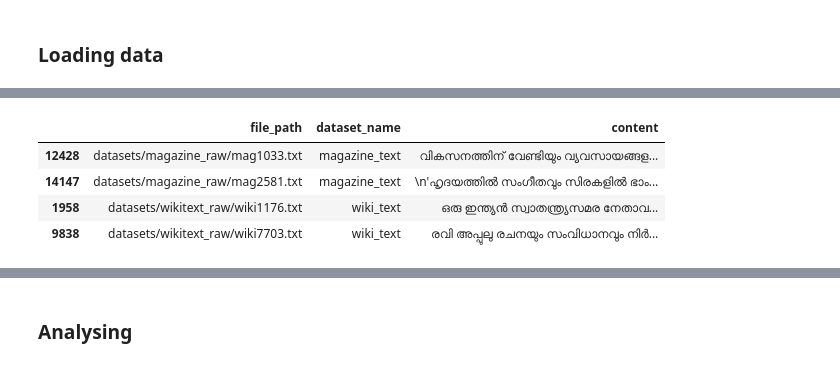
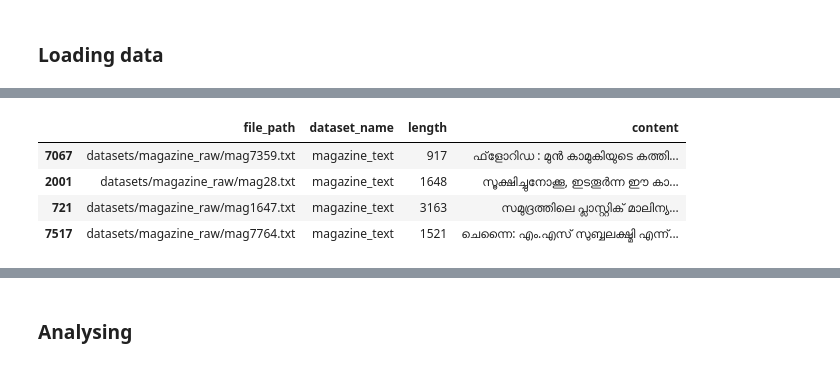
Before and after one commit to lkarjun/malayalam-language-model, a Jupyter notebook: data_statistics.ipynb, the cells around one changed output, grey strips where cells are left out. Cells and saved outputs as stored; diff of their text form; code cells hidden in the pictures.

```diff
--- a/data_statistics.ipynb
+++ b/data_statistics.ipynb
@@ -21,5 +22,6 @@ def get_text_files(file_name: str):
         txt = file.read()
     return txt
 # %%
-df = pd.read_csv(BASE_PATH/'files.csv')
+wiki = pd.read_csv(BASE_PATH/'wikitext_files.csv')
+mag = pd.read_csv(BASE_PATH/'magazine_files.csv')
 # %%
@@ -33,10 +43,11 @@ df.sample(4, random_state=34)
 # %%
-df['content'] = df['file_path'].progress_map(get_text_files)
+wiki['content'] = wiki['file_path'].progress_map(get_text_files)
+mag['content'] = mag['file_path'].progress_map(get_text_files)
 # %%
-df.sample(4)
+mag.sample(4)
 # %% [output]
-|  | file_path | dataset_name | content |
-| 12428 | datasets/magazine_raw/mag1033.txt | magazine_text | വികസനത്തിന് വേണ്ടിയും വ്യവസായങ്ങള... |
-| 14147 | datasets/magazine_raw/mag2581.txt | magazine_text | \n'ഹൃദയത്തിൽ സംഗീതവും സിരകളിൽ ഭാം... |
-| 1958 | datasets/wikitext_raw/wiki1176.txt | wiki_text | ഒരു ഇന്ത്യൻ സ്വാതന്ത്ര്യസമര നേതാവ... |
-| 9838 | datasets/wikitext_raw/wiki7703.txt | wiki_text | രവി അപ്പുലു രചനയും സംവിധാനവും നിർ... |
+|  | file_path | dataset_name | length | content |
+| 7067 | datasets/magazine_raw/mag7359.txt | magazine_text | 917 | ഫ്‌ളോറിഡ : മുന്‍ കാമുകിയുടെ കത്തി... |
+| 2001 | datasets/magazine_raw/mag28.txt | magazine_text | 1648 | സൂക്ഷിച്ചുനോക്കൂ, ഇടതൂര്‍ന്ന ഈ കാ... |
+| 721 | datasets/magazine_raw/mag1647.txt | magazine_text | 3163 | സമുദ്രത്തിലെ പ്ലാസ്റ്റിക് മാലിന്യ... |
+| 7517 | datasets/magazine_raw/mag7764.txt | magazine_text | 1521 | ചെന്നൈ: എം.എസ് സുബ്ബലക്ഷ്മി എന്ന്... |
```
Also changed, not shown: parts of 18 cells of this notebook.
